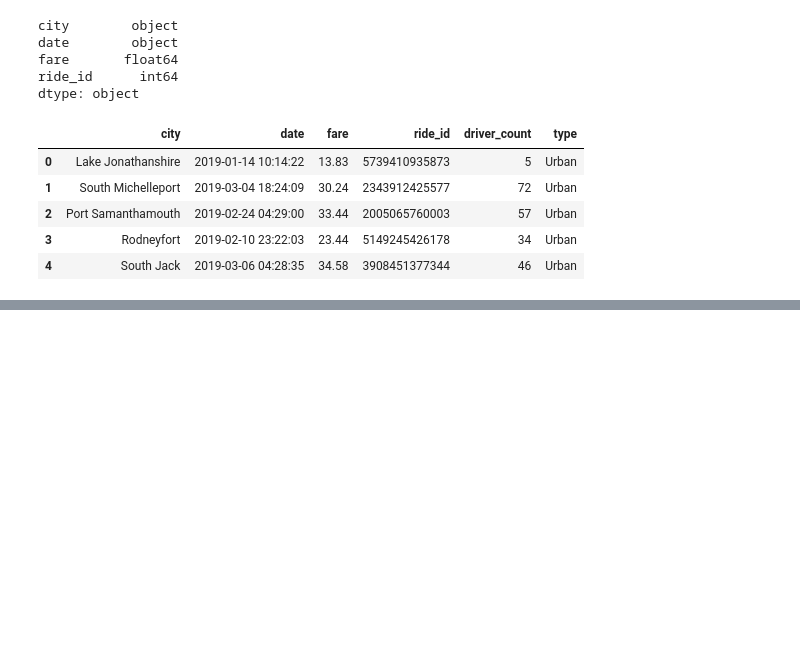
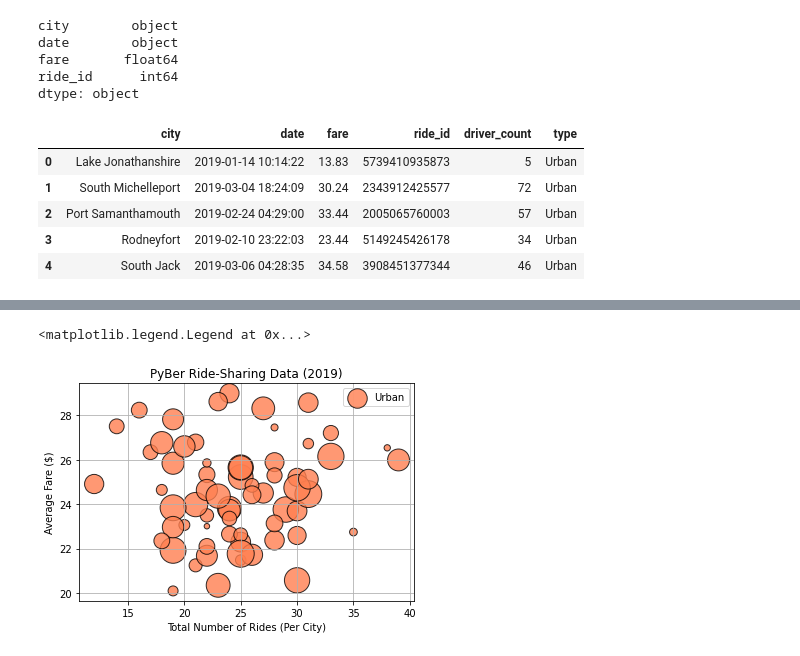
Before and after one commit to jeffblando/Pyber, a Jupyter notebook: Pyber.ipynb, the cells around one changed output, grey strips where cells are left out. Cells and saved outputs as stored; diff of their text form; code cells hidden in the pictures; blank space fills up the shorter version.

```diff
--- a/Pyber.ipynb
+++ b/Pyber.ipynb
@@ -123,0 +196,16 @@ pyber_data_df.head()
+# %%
+# Build the scatter plots for urban cities.
+plt.scatter(urban_ride_count,
+      urban_avg_fare,
+      s=10*urban_driver_count, c="coral",
+      edgecolor="black", linewidths=1,
+      alpha=0.8, label="Urban")
+plt.title("PyBer Ride-Sharing Data (2019)")
+plt.ylabel("Average Fare ($)")
+plt.xlabel("Total Number of Rides (Per City)")
+plt.grid(True)
+# Add the legend.
+plt.legend()
+# %% [output]
+<matplotlib.legend.Legend at 0x...>
+[figure, added]
```
Also changed, not shown: parts of 13 cells of this notebook.
